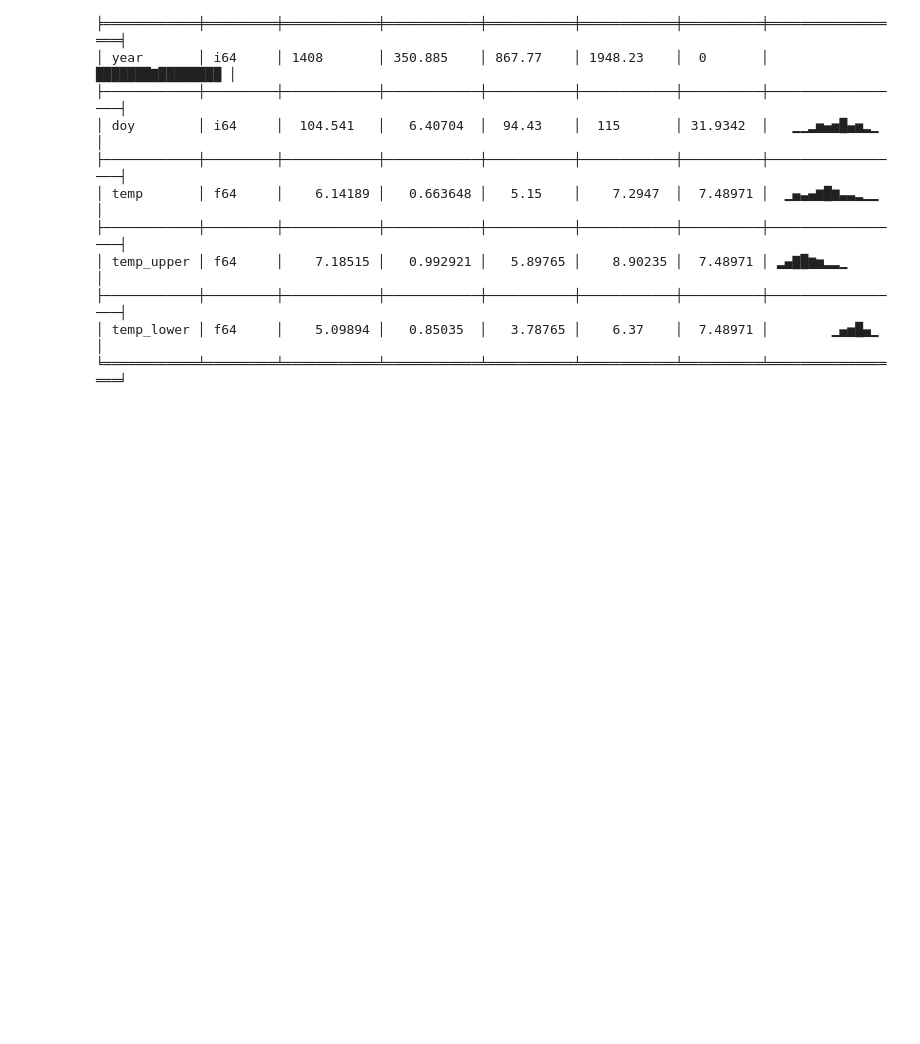
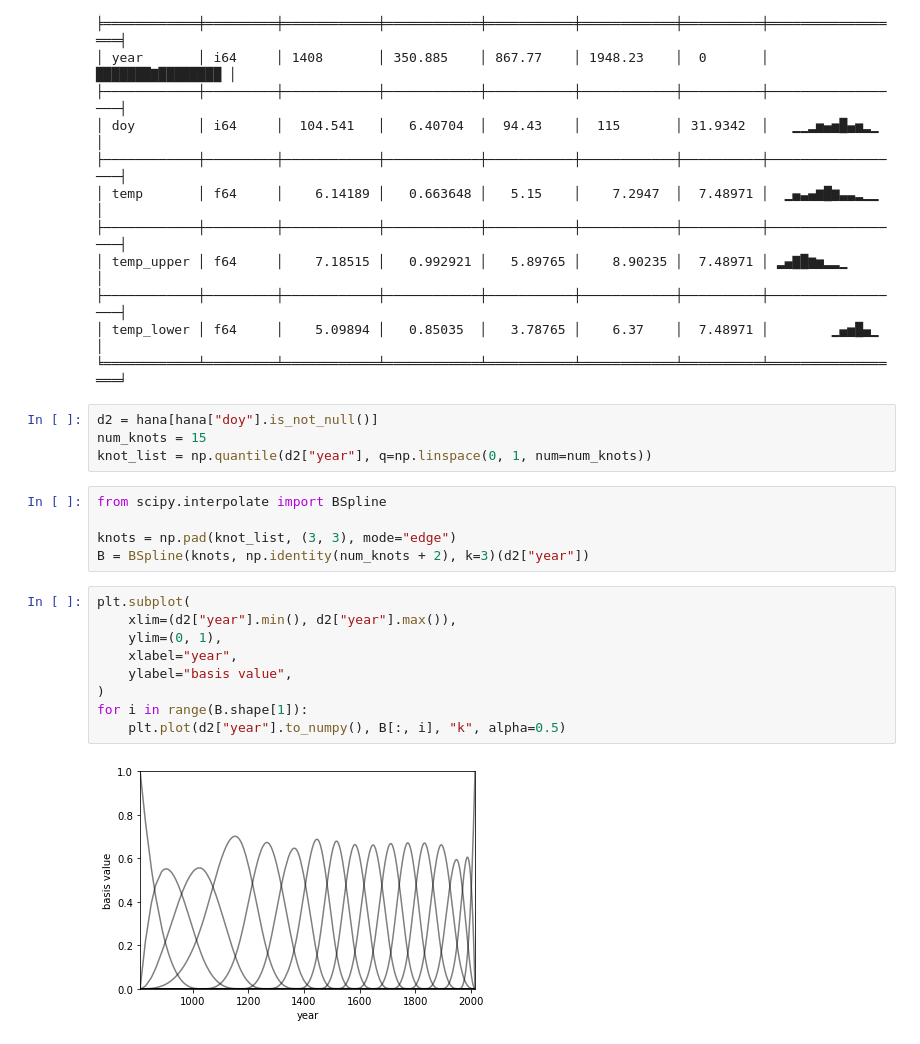
Before and after one commit to Mononofu/statistical_rethinking, a Jupyter notebook: Chapter 4 - Geocentric Models.ipynb, the cells around one changed output. Drawn from its saved outputs; the diff is of its cells as text; blank space fills up the shorter version.

Commit message:
add final chapter 4 plots

```diff
--- a/Chapter 4 - Geocentric Models.ipynb
+++ b/Chapter 4 - Geocentric Models.ipynb
@@ -315,3 +315,23 @@ pl.DataFrame of shape (1215, 5)
 ├────────────┼─────────┼────────────┼────────────┼───────────┼────────────┼──────────┼──────────────────┤
 │ temp_lower │ f64     │    5.09894 │   0.85035  │   3.78765 │    6.37    │  7.48971 │        ▁▄▅█▄▁    │
 ╘════════════╧═════════╧════════════╧════════════╧═══════════╧════════════╧══════════╧══════════════════╛
+# %%
+d2 = hana[hana["doy"].is_not_null()]
+num_knots = 15
+knot_list = np.quantile(d2["year"], q=np.linspace(0, 1, num=num_knots))
+# %%
+from scipy.interpolate import BSpline
+
+knots = np.pad(knot_list, (3, 3), mode="edge")
+B = BSpline(knots, np.identity(num_knots + 2), k=3)(d2["year"])
+# %%
+plt.subplot(
+    xlim=(d2["year"].min(), d2["year"].max()),
+    ylim=(0, 1),
+    xlabel="year",
+    ylabel="basis value",
+)
+for i in range(B.shape[1]):
+    plt.plot(d2["year"].to_numpy(), B[:, i], "k", alpha=0.5)
+# %% [output]
+[figure, added]
```
Also changed, not shown: parts of 13 cells of this notebook.
